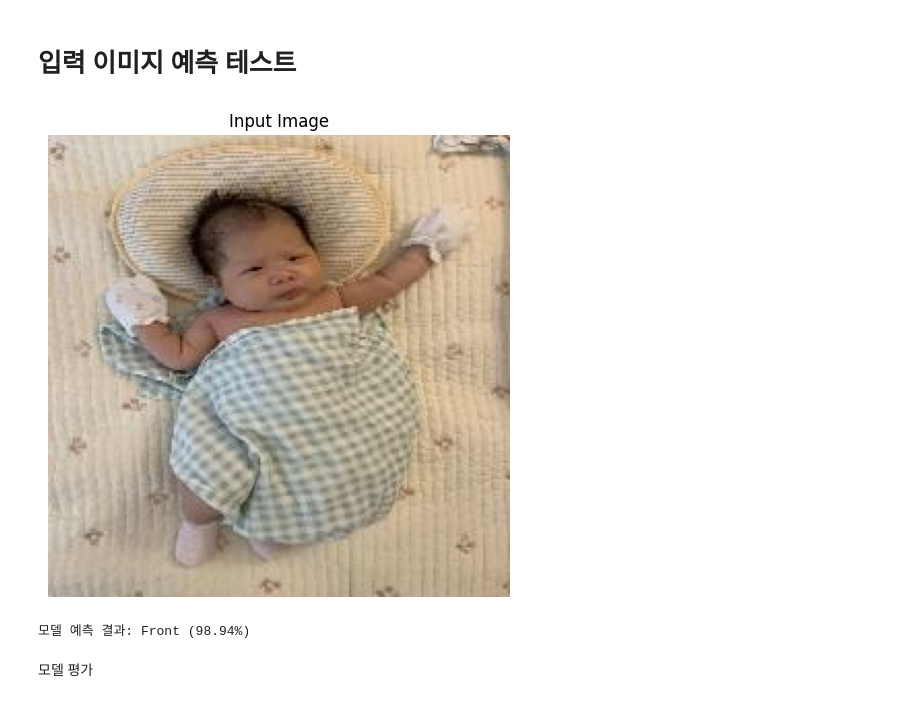
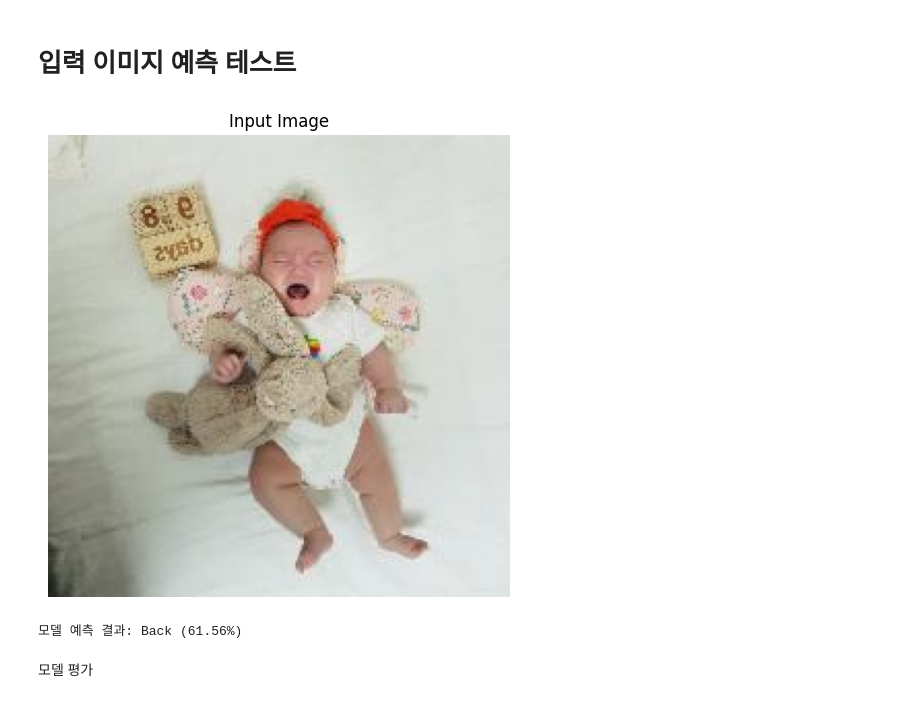
Before and after one commit to SafeBabyAI/MakeModel, a Jupyter notebook: ResNet50/savebaby.ipynb, the cells around one changed output. Cells and saved outputs as stored; diff of their text form; code cells hidden in the pictures.

```diff
--- a/ResNet50/savebaby.ipynb
+++ b/ResNet50/savebaby.ipynb
@@ -88,7 +89,7 @@ steps = 0 # 학습 단계 카운트
 train_losses, test_losses = [], [] # 손실값 저장 리스트
 
 # 학습 루프
-for epoch in range(num_epochs):
+for epoch in range(epochs):
     model.train() # 학습모드로 설정
     running_loss = 0.0 # 손실값 초기화
 
@@ -137,7 +138,7 @@ for epoch in range(num_epochs):
             test_losses.append(test_loss / len(test_loader))
 
             # 결과 로그 출력
-            print(f"Epoch [{epoch+1}/{num_epochs}] | "
+            print(f"Epoch [{epoch+1}/{epochs}] | "
                 f"Train Loss: {running_loss / print_every:.3f} | "
                 f"Test Loss: {test_loss/len(test_loader):.3f} | "
                 f"Test Accuracy: {test_accuracy:.2f}" )
@@ -231,36 +247,36 @@ transform = transforms.Compose([
 
 def predict_image(image_path):
     # 이미지 로드 및 RGB 형식으로 변환
     image = Image.open(image_path).convert("RGB")
 
     # 이미지 출력
     plt.figure(figsize=(6, 6))
     plt.imshow(image)
     plt.axis("off")
     plt.title("Input Image")
     plt.show()
 
     # 모델 입력을 위한 변환 적용
     image_tensor = transform(image).unsqueeze(0)  # 변환 후 배치 차원 추가
 
     # 모델 예측
     with torch.no_grad():
         output = model(image_tensor)  # 모델의 원본 출력 (Logits)
         probabilities = F.softmax(output, dim=1)  # 🔹 Softmax 적용 (확률 변환)
         confidence, predicted = torch.max(probabilities, 1)  # 🔹 확률이 가장 높은 클래스 선택
 
     # 예측 결과 출력
     class_names = ["Back", "Front"]  # 0: Back, 1: Front
     predicted_class = class_names[predicted.item()]
     confidence_score = confidence.item() * 100  # 🔹 백분율 변환
 
     print(f"모델 예측 결과: {predicted_class} ({confidence_score:.2f}%)")  # 🔹 확률 추가
 
 # 예측할 이미지
-predict_image(r"data\front\front_0002.jpeg")
+predict_image(r"data\front\front_0004.jpeg")
 # %% [output]
-[figure, old version]
+[figure, new version]
-모델 예측 결과: Front (98.94%)
+모델 예측 결과: Back (61.56%)
 # %% [markdown]
 모델 평가
 # %%
```
Also changed, not shown: parts of 5 cells of this notebook, 1 other file.
